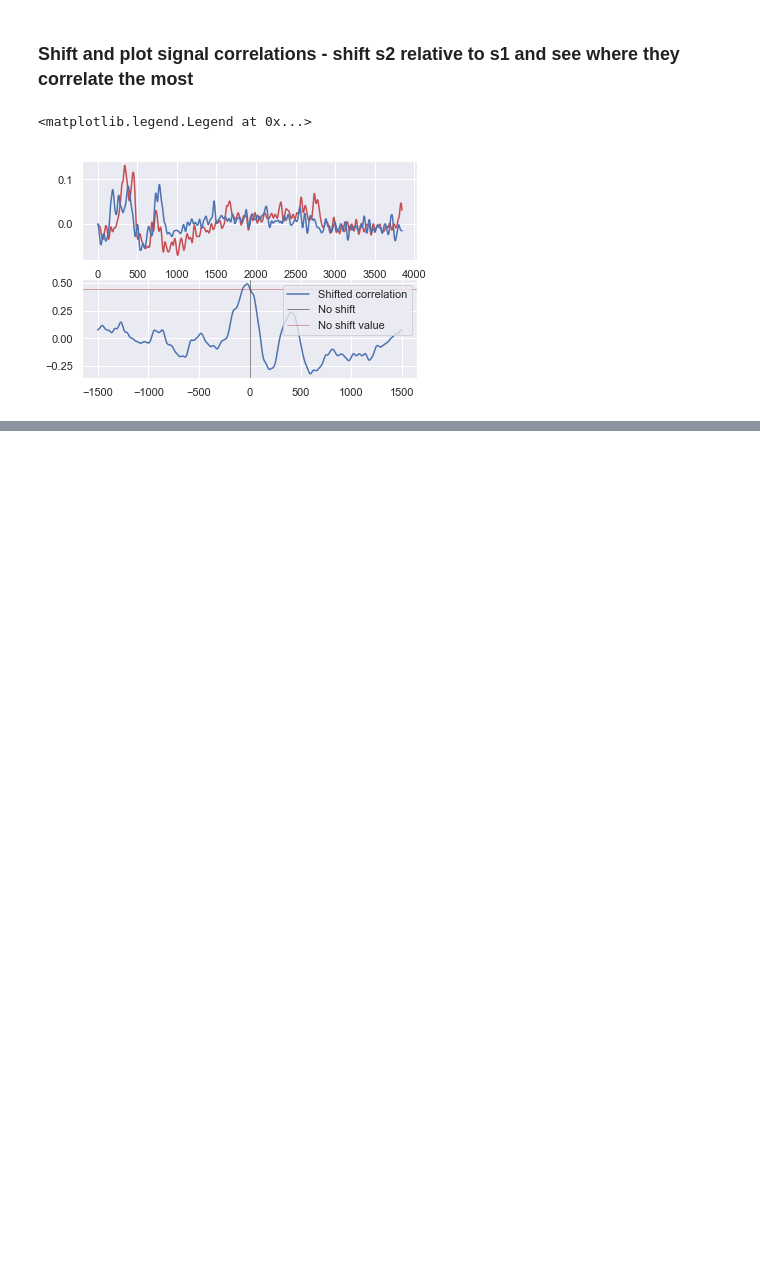
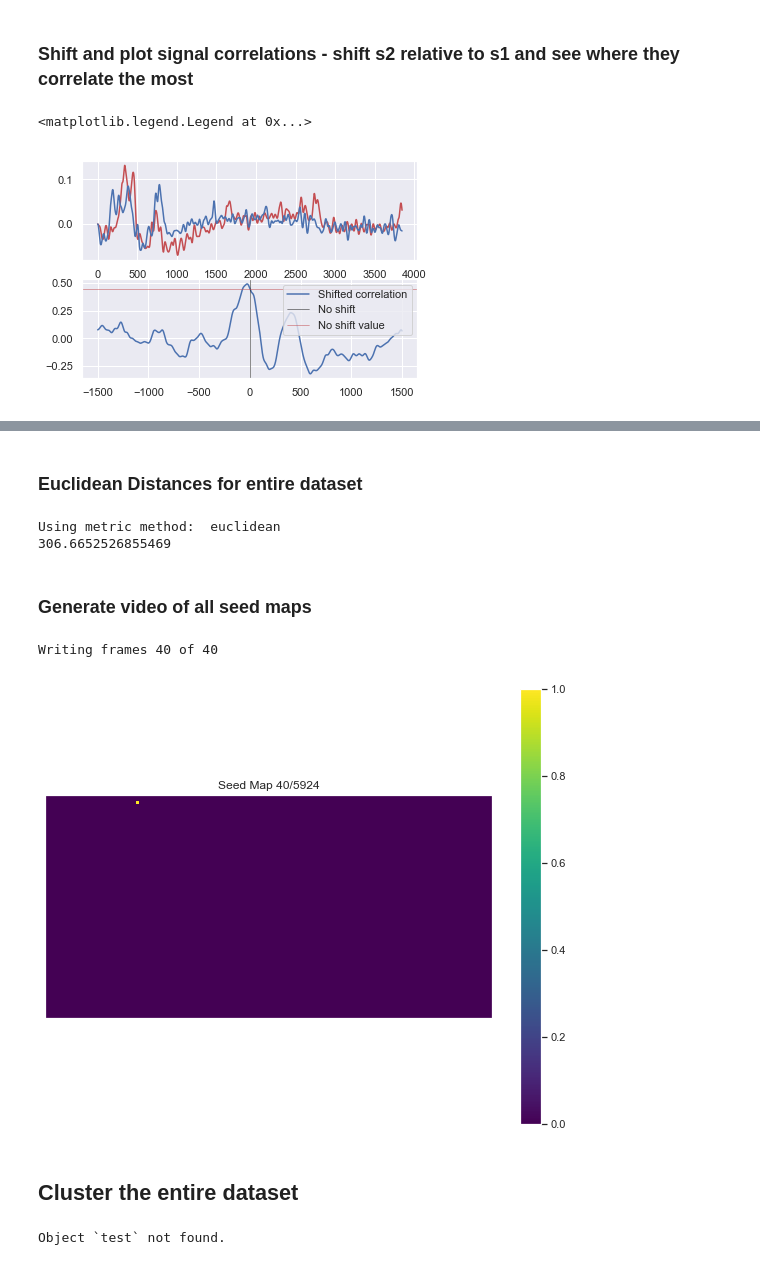
Before and after one commit to ubcbraincircuits/Dual_Imaging, a Jupyter notebook: FEDCODE/Dual_Imaging/Mesoscale Cluster.ipynb, the cells around one changed output, grey strips where cells are left out. Cells and saved outputs as stored; diff of their text form; code cells hidden in the pictures; blank space fills up the shorter version.

```diff
--- a/FEDCODE/Dual_Imaging/Mesoscale Cluster.ipynb
+++ b/FEDCODE/Dual_Imaging/Mesoscale Cluster.ipynb
@@ -536,0 +949,64 @@ corrs
+# %% [markdown]
+### Euclidean Distances for entire dataset
+# %%
+def calculate_pairwise_distances_video(FRAMES, all_masks, metric=euclidean):
+    total_seeds = numpy.zeros_like(all_masks)[all_masks].shape[0]
+    masked_frames = FRAMES[:, all_masks]
+    distance_array = pairwise_distances(
+        masked_frames.T,
+        metric=metric,
+        n_jobs=-1 # Using all processors
+    )
+
+    return distance_array
+# %%
+# This is very cpu intensive and takes a while ~5min to process.
+full_distance_array = calculate_pairwise_distances_video(combined_frames, all_masks)
+# %% [output]
+Using metric method:  euclidean
+306.6652526855469
+# %% [markdown]
+### Generate video of all seed maps
+# %%
+seed_map = numpy.zeros((64, 128))
+seed_map[:] = -10
+
+FFMpegWriter = animation.writers['ffmpeg']
+metadata = dict(# !!! title=directory+experiment,
+                artist='Fed',
+                comment='10Hz_playback')
+writer = FFMpegWriter(fps=10, metadata=metadata)
+fig = plt.figure(figsize=(10, 8))
+
+ax1 = fig.add_subplot(1, 1, 1)
+ax1.set_title("All the seed maps")
+ax1.get_yaxis().set_visible(False)
+ax1.get_xaxis().set_visible(False)
+seed_map[all_masks] = full_distance_array[0]
+im_map = ax1.imshow(seed_map,
+                    cmap='viridis',
+                    vmin=0,
+                    vmax=1)
+cbar = plt.colorbar(im_map)
+
+with writer.saving(fig,
+                   outfile = 'seed_maps.mp4',
+                   #directory+experiment+video_file.split("/")[-1]+"_all_seed_maps_metric-%s.mp4"%(metric.__name__),
+                   dpi = 100):
+    #------------Update stdout stream to show progress------------#
+    n_frames = full_distance_array.shape[0]
+    for i, combined_frame in enumerate(full_distance_array, start=1):
+        sys.stdout.write("\r")
+        sys.stdout.write(f"Writing frames {i} of {n_frames}")
+        sys.stdout.flush()
+        ax1.set_title("Seed Map {}/{}"
+                      .format(str(i),
+                              str(full_distance_array.shape[0])))
+        seed_map[all_masks] = 1-full_distance_array[i-1]
+        im_map.set_data(seed_map)
+        writer.grab_frame()
+# %% [output]
+Writing frames 40 of 40
+[figure, added]
+# %% [markdown]
+## Cluster the entire dataset
@@ -536,0 +1038,4 @@ corrs
+# %%
+test = sio.loadmat('/media/gu4n1n3/Data3/con_mouse33.mat')
+# %% [output]
+Object `test` not found.
```
Also changed, not shown: parts of 26 cells of this notebook.
